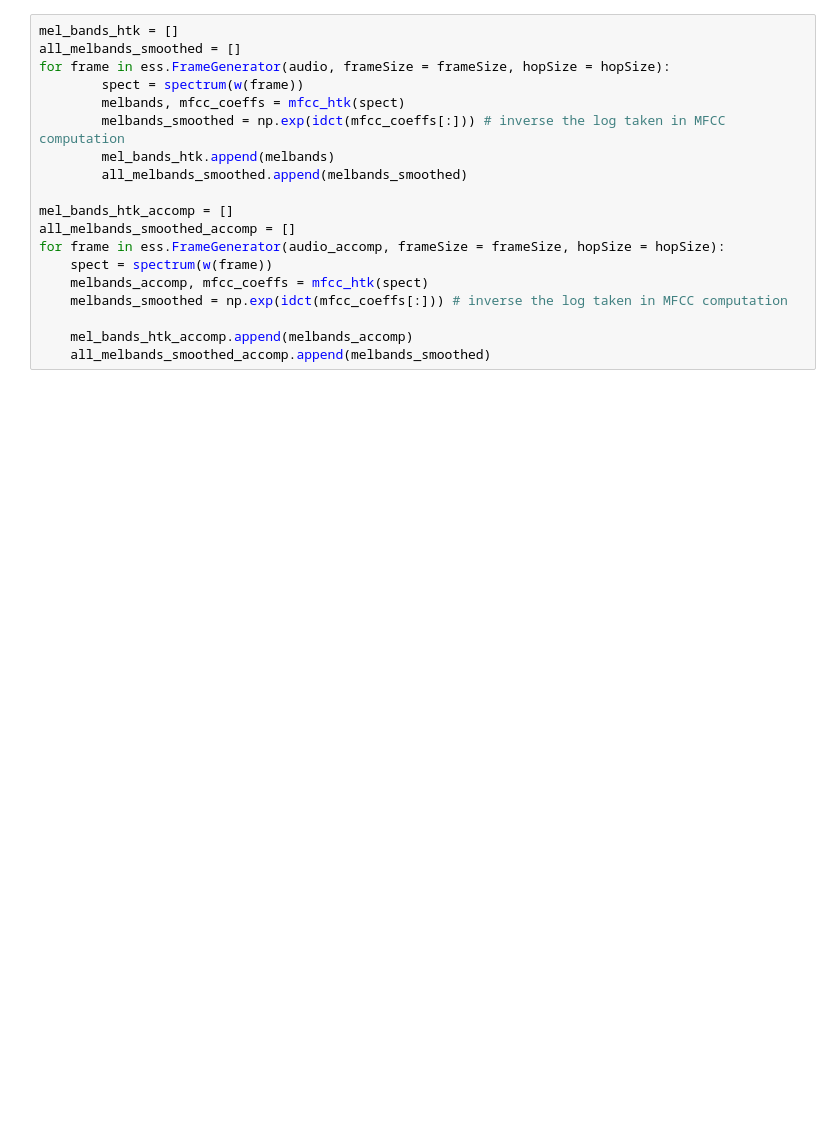
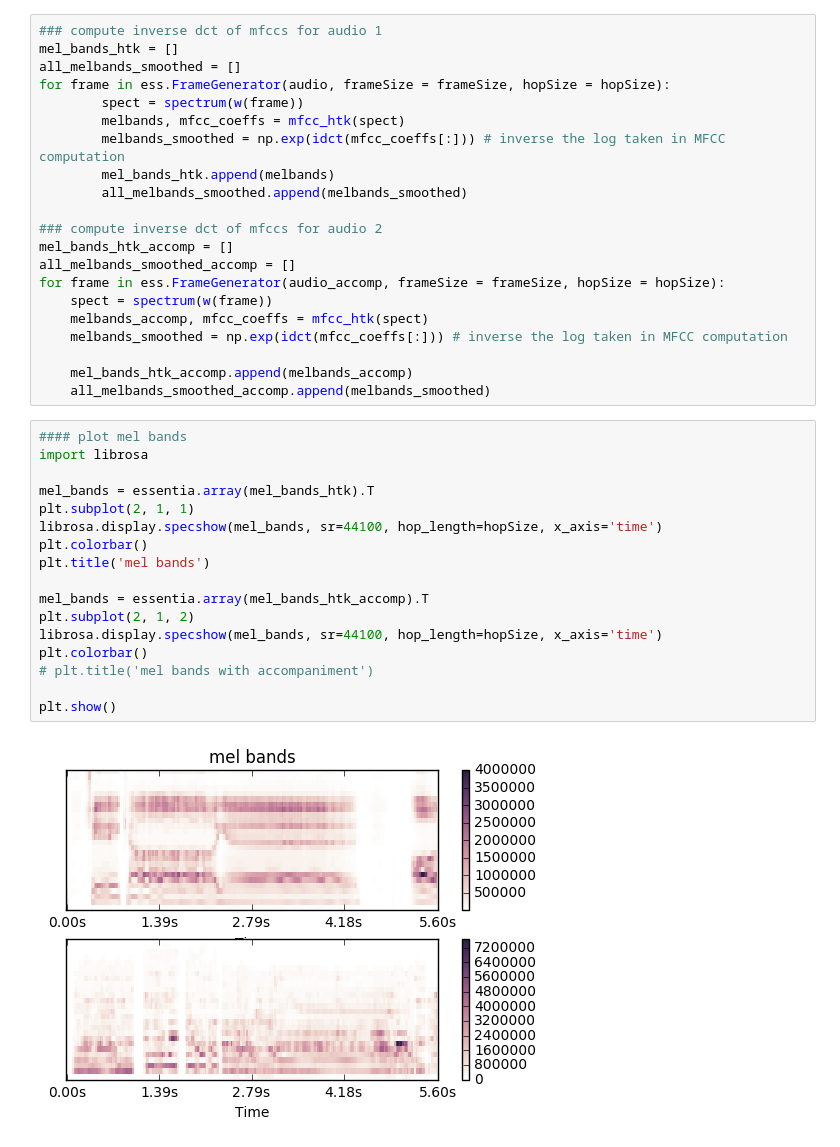
Before and after one commit to georgid/mfcc-htk-an-librosa, a Jupyter notebook: inverse_mfccs.ipynb, the cells around one changed output. Saved outputs shown, nothing was run; the diff lists cells and outputs as text; blank space fills up the shorter version.

```diff
--- a/inverse_mfccs.ipynb
+++ b/inverse_mfccs.ipynb
@@ -60,4 +66,5 @@ idct = ess.IDCT(inputSize=NUM_MFCCs,
 # %%
+### compute inverse dct of mfccs for audio 1
 mel_bands_htk = []
 all_melbands_smoothed = []
 for frame in ess.FrameGenerator(audio, frameSize = frameSize, hopSize = hopSize):
@@ -67,6 +74,7 @@ for frame in ess.FrameGenerator(audio, frameSize = frameSize, hopSize = hopSize)
         mel_bands_htk.append(melbands)
         all_melbands_smoothed.append(melbands_smoothed)
 
+### compute inverse dct of mfccs for audio 2
 mel_bands_htk_accomp = []
 all_melbands_smoothed_accomp = []
 for frame in ess.FrameGenerator(audio_accomp, frameSize = frameSize, hopSize = hopSize):
@@ -76,3 +84,22 @@ for frame in ess.FrameGenerator(audio_accomp, frameSize = frameSize, hopSize = h
 
     mel_bands_htk_accomp.append(melbands_accomp)
     all_melbands_smoothed_accomp.append(melbands_smoothed)
+# %%
+#### plot mel bands
+import librosa
+
+mel_bands = essentia.array(mel_bands_htk).T
+plt.subplot(2, 1, 1)
+librosa.display.specshow(mel_bands, sr=44100, hop_length=hopSize, x_axis='time')
+plt.colorbar()
+plt.title('mel bands')
+
+mel_bands = essentia.array(mel_bands_htk_accomp).T
+plt.subplot(2, 1, 2)
+librosa.display.specshow(mel_bands, sr=44100, hop_length=hopSize, x_axis='time')
+plt.colorbar()
+# plt.title('mel bands with accompaniment')
+
+plt.show()
+# %% [output]
+[figure, added]
```
Also changed, not shown: parts of 5 cells of this notebook, 3 other files.
